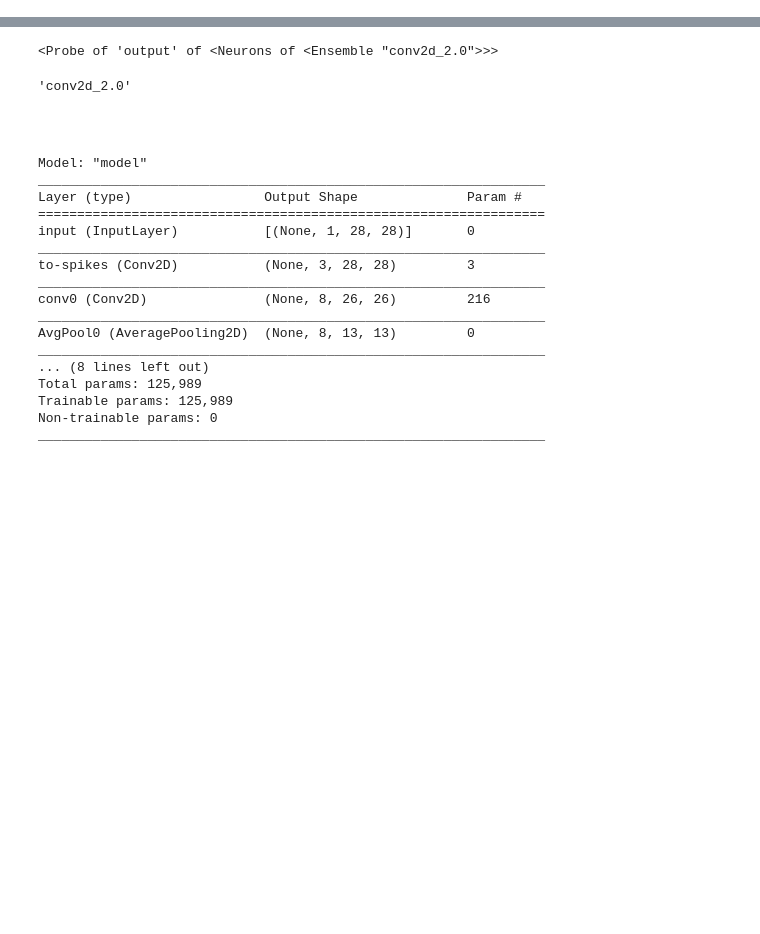
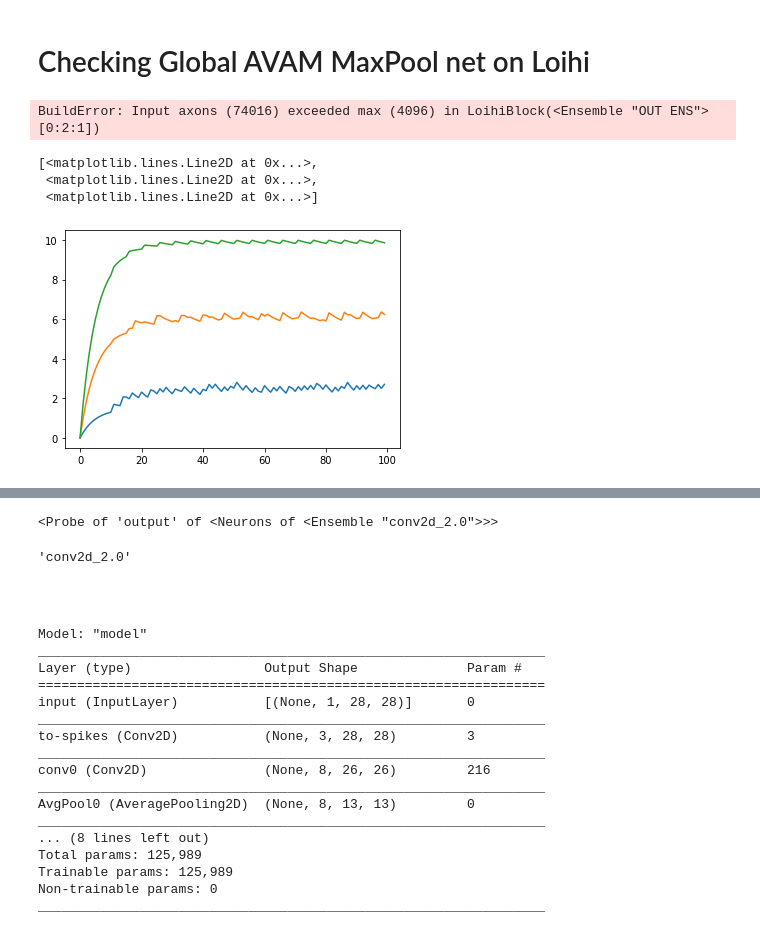
Before and after one commit to R-Gaurav/SpikingMaxPooling, a Jupyter notebook: misc/Untitled.ipynb, the cells around one changed output, grey strips where cells are left out. Saved outputs shown, nothing was run; the diff lists cells and outputs as text; code cells hidden in the pictures; blank space fills up the shorter version.

```diff
--- a/misc/Untitled.ipynb
+++ b/misc/Untitled.ipynb
@@ -17,0 +20,25 @@ from utils.nengo_dl_utils import get_nengo_dl_model
+# %% [markdown]
+# Checking Global AVAM MaxPool net on Loihi
+# %%
+rows, cols, num_chnls = 8, 8, 3
+net = get_loihi_adapted_max_pool_global_net((num_chnls, rows, cols), max_rate=250, synapse=0.005)
+
+vec = np.arange(rows * cols * num_chnls)
+with net:
+  inp_node = nengo.Node(vec)
+  nengo.Connection(inp_node, net.inputs, synapse=None)
+  ens = nengo.Ensemble(n_neurons=(rows*cols*num_chnls)//4, dimensions=1, label="OUT ENS")
+  nengo.Connection(net.output, ens.neurons, synapse=None)
+  out_probe = nengo.Probe(net.output)
+# %%
+with nengo_loihi.Simulator(net) as loihi_sim:
+  loihi_sim.run(0.1)
+# %% [output]
+BuildError: Input axons (74016) exceeded max (4096) in LoihiBlock(<Ensemble "OUT ENS">[0:2:1])
+# %%
+plt.plot(loihi_sim.data[out_probe])
+# %% [output]
+[<matplotlib.lines.Line2D at 0x...>,
+ <matplotlib.lines.Line2D at 0x...>,
+ <matplotlib.lines.Line2D at 0x...>]
+[figure, added]
```
Also changed, not shown: parts of 10 cells of this notebook, 11 other files.
